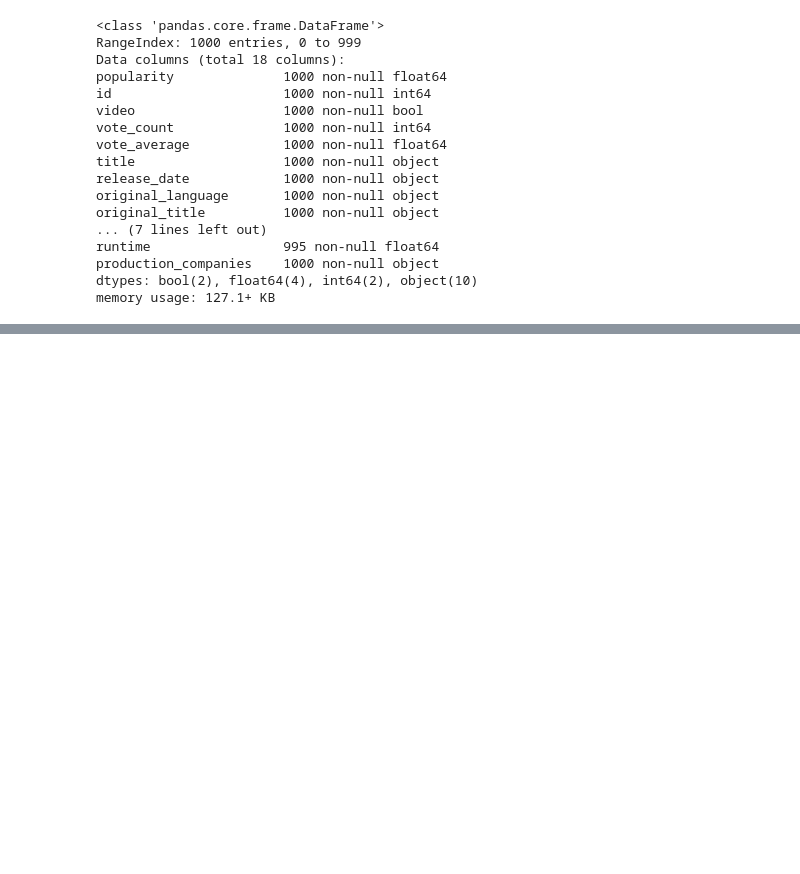
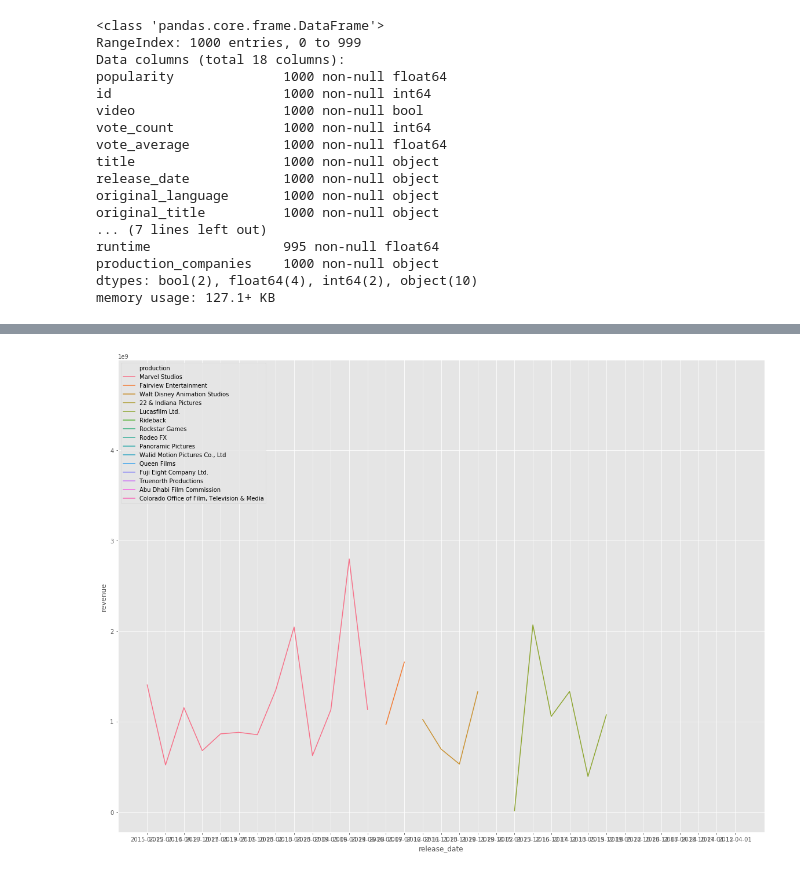
Before and after one commit to bellisor/DS051120-Mod1-Project-Brad-Kenny, a Jupyter notebook: koh_eda.ipynb, the cells around one changed output, grey strips where cells are left out. Cells and saved outputs as stored; diff of their text form; code cells hidden in the pictures; blank space fills up the shorter version.

```diff
--- a/koh_eda.ipynb
+++ b/koh_eda.ipynb
@@ -36,0 +175,7 @@ KeyError: 'genre'
+# %%
+time_series = df3.loc[df3.production.isin(df3_mean.index)]
+fig_dims = (20, 15)
+fig, ax = plt.subplots(figsize=fig_dims)
+line_plot = sns.lineplot(x='release_date', y='revenue', hue='production', ax=ax, data=time_series)
+# %% [output]
+[figure, added]
```
Also changed, not shown: parts of 13 cells of this notebook, 1 other file.
